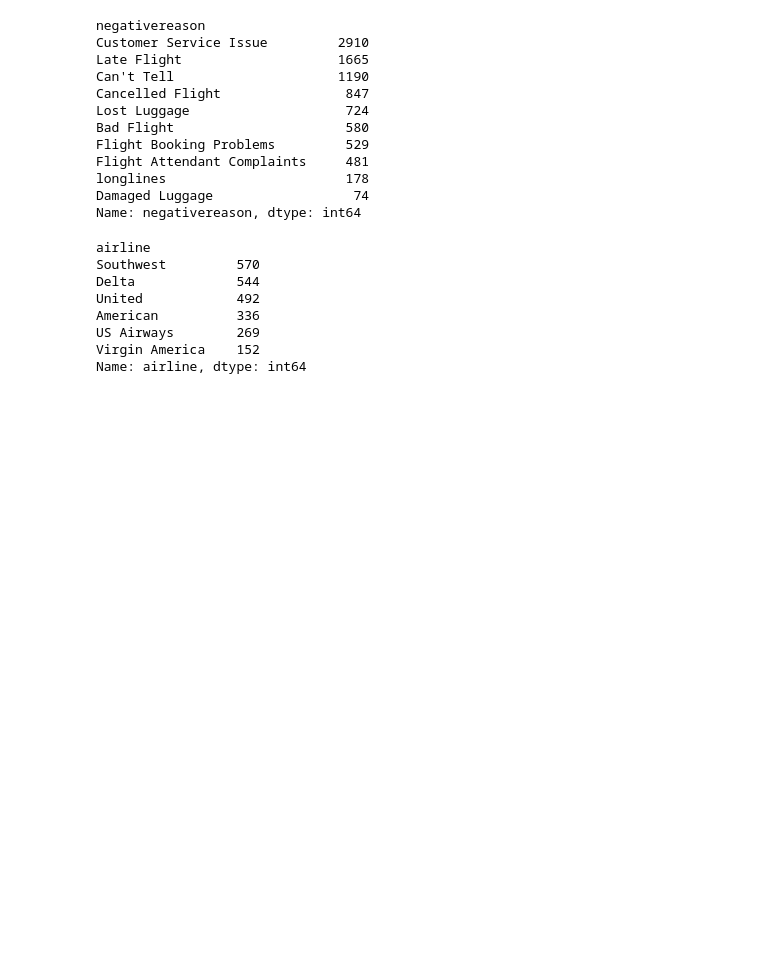
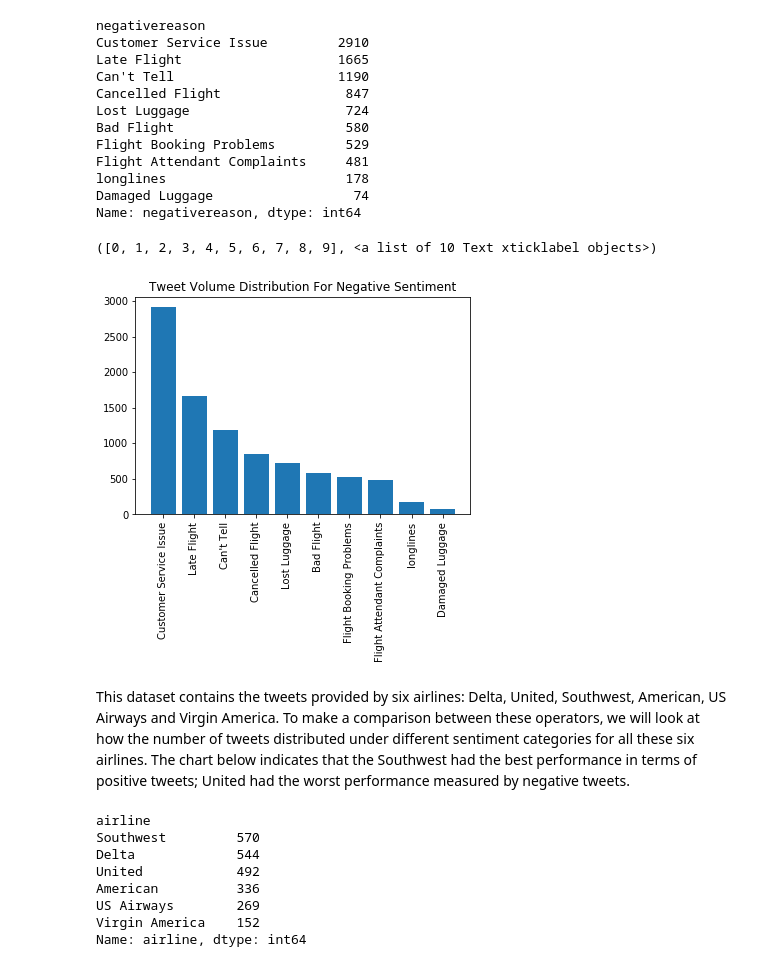
Before and after one commit to stevesong1121/Springboard-Course-Capstone-Project-2, a Jupyter notebook: Capstone Project 2 .ipynb, the cells around one changed output. Saved outputs shown, nothing was run; the diff lists cells and outputs as text; code cells hidden in the pictures; blank space fills up the shorter version.

```diff
--- a/Capstone Project 2 .ipynb
+++ b/Capstone Project 2 .ipynb
@@ -96,5 +129,18 @@ Flight Attendant Complaints     481
 longlines                       178
 Damaged Luggage                  74
 Name: negativereason, dtype: int64
+# %%
+plt.bar(df_negative.groupby('negativereason')['negativereason'].count().sort_values(ascending=False).index,df_negative.groupby('negativereason')['negativereason'].count().sort_values(ascending=False))
+plt.title('Tweet Volume Distribution For Negative Sentiment')
+plt.xticks(rotation='vertical')
+# %% [output]
+([0, 1, 2, 3, 4, 5, 6, 7, 8, 9], <a list of 10 Text xticklabel objects>)
+[figure, added]
+# %% [markdown]
+This dataset contains the tweets provided by six airlines: Delta, United, Southwest, American,
+US Airways and Virgin America. To make a comparison between these operators, we will look at how the number
+of tweets distributed under different sentiment categories for all these six airlines.  The chart below indicates
+that the Southwest had the best performance in terms of positive tweets; United had the worst performance measured
+by negative tweets.
 # %%
 ## check positive review distribution by airlines
```
Also changed, not shown: parts of 87 cells of this notebook.
